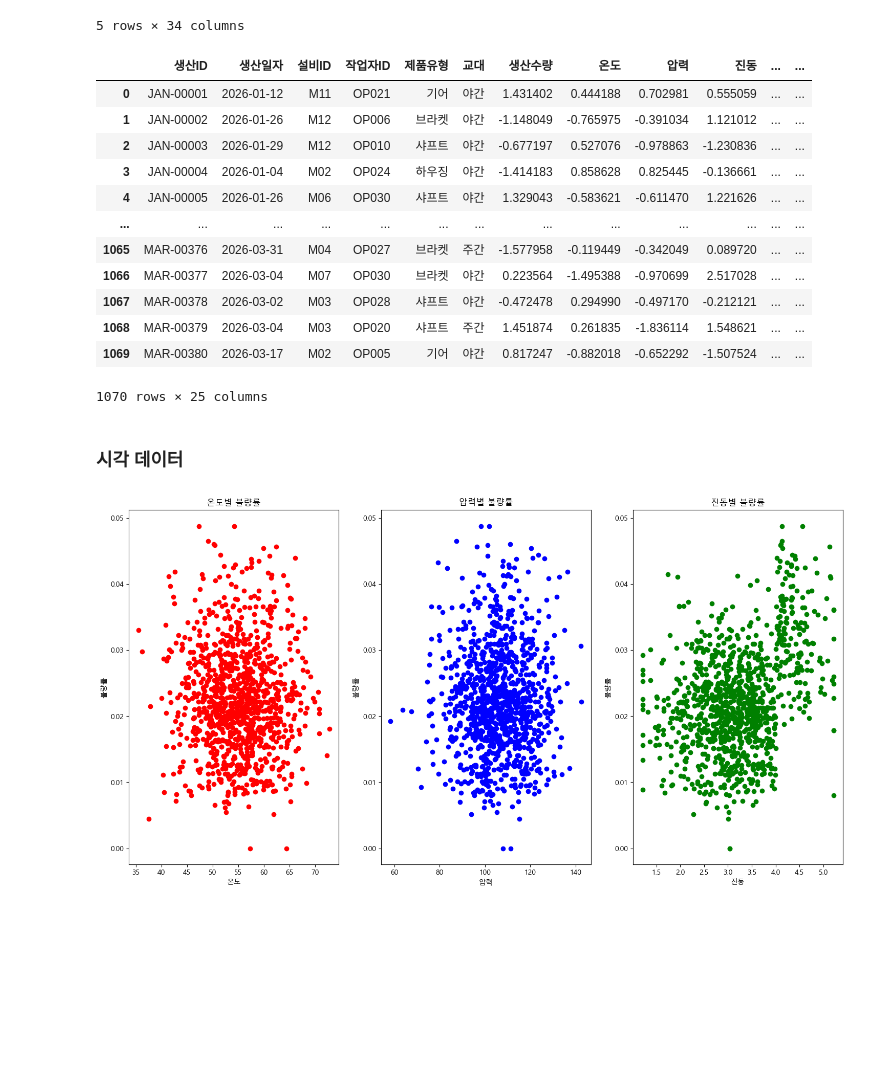
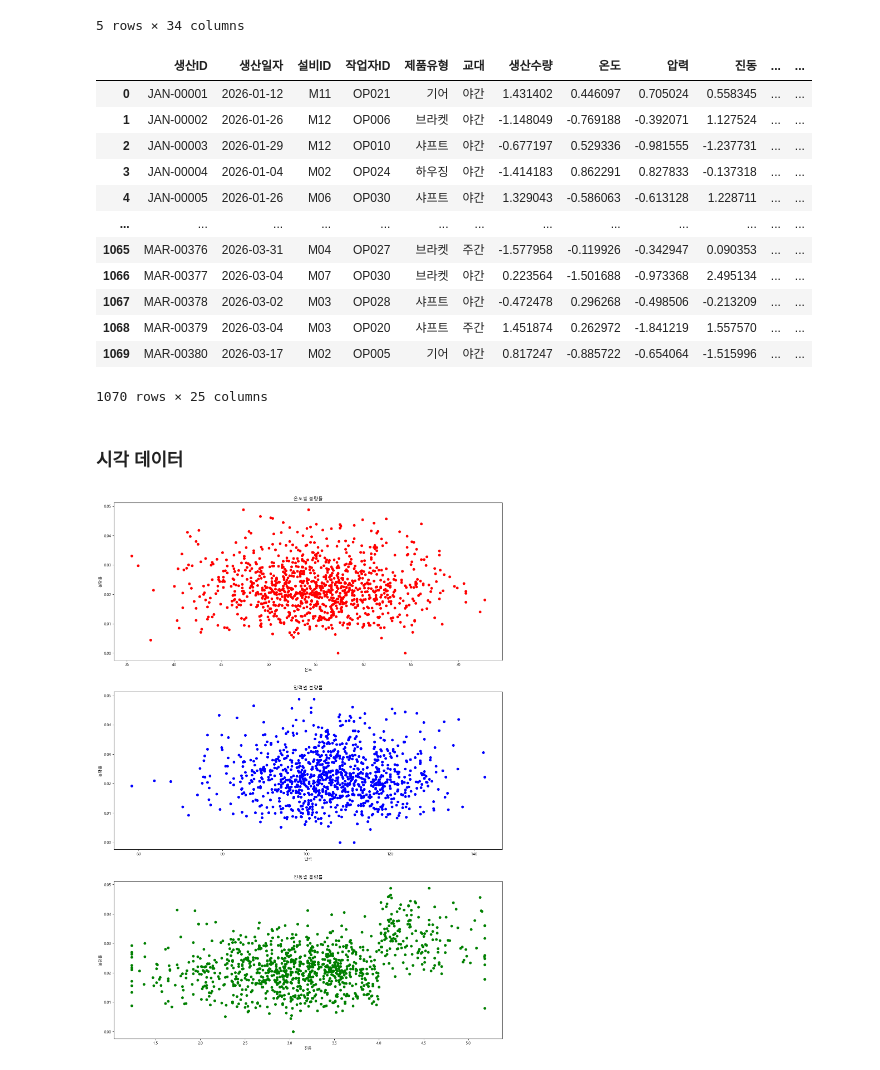
Before and after one commit to hpdice/AI_Industry, a Jupyter notebook: Data_Science/09_[미니프로젝트] DF핸들링.ipynb, the cells around one changed output. Drawn from its saved outputs; the diff is of its cells as text; code cells hidden in the pictures; blank space fills up the shorter version.

```diff
--- a/Data_Science/09_[미니프로젝트] DF핸들링.ipynb
+++ b/Data_Science/09_[미니프로젝트] DF핸들링.ipynb
@@ -201,6 +135,6 @@ np.int64(0)
 # %%
 # 5. 온도, 압력, 진동 결측치를 중앙값으로 처리하시오.
 
-pro_df['온도'].fillna(pro_df['온도'].median())
-pro_df['압력'].fillna(pro_df['압력'].median())
-pro_df['진동'].fillna(pro_df['진동'].median())
+pro_df['온도'] = pro_df['온도'].fillna(pro_df['온도'].median())
+pro_df['압력'] = pro_df['압력'].fillna(pro_df['압력'].median())
+pro_df['진동'] = pro_df['진동'].fillna(pro_df['진동'].median())
@@ -276,8 +194,8 @@ pro_df[pro_df['진동'] <= Lower]
 # %%
 def 이상치보정(진동) :
-    if 진동 >= Upper :
+    if 진동 > Upper :
         return Upper
-    elif 진동 <= Lower :
+    elif 진동 < Lower :
         return Lower
     else :
         return 진동
@@ -342,7 +260,19 @@ pro_df['생산일자'].dtype
 # %% [output]
 dtype('<M8[ns]')
 # %%
-pro_df['생산월'] = pro_df['생산일자'].dt.month
+pro_df['생산월'] = pro_df['생산일자'].dt.month.astype(str) + "월"
 # %%
 pro_df['생산요일'] = pro_df['생산일자'].dt.weekday
+
+week_day = {
+    0 : "월요일",
+    1 : "화요일",
+    2 : "수요일",
+    3 : "목요일",
+    4 : "금요일",
+    5 : "토요일",
+    6 : "일요일"
+}
+
+pro_df['생산요일'] = pro_df['생산요일'].map(week_day)
 # %%
@@ -547,17 +469,17 @@ df_scale[['생산수량','불량수량','온도','압력','진동','불량률']]
 df_scale
 # %% [output]
 |  | 생산ID | 생산일자 | 설비ID | 작업자ID | 제품유형 | 교대 | 생산수량 | 온도 | 압력 | 진동 | ... | ... |
-| 0 | JAN-00001 | 2026-01-12 | M11 | OP021 | 기어 | 야간 | 1.431402 | 0.444188 | 0.702981 | 0.555059 | ... | ... |
-| 1 | JAN-00002 | 2026-01-26 | M12 | OP006 | 브라켓 | 야간 | -1.148049 | -0.765975 | -0.391034 | 1.121012 | ... | ... |
-| 2 | JAN-00003 | 2026-01-29 | M12 | OP010 | 샤프트 | 야간 | -0.677197 | 0.527076 | -0.978863 | -1.230836 | ... | ... |
-| 3 | JAN-00004 | 2026-01-04 | M02 | OP024 | 하우징 | 야간 | -1.414183 | 0.858628 | 0.825445 | -0.136661 | ... | ... |
-| 4 | JAN-00005 | 2026-01-26 | M06 | OP030 | 샤프트 | 야간 | 1.329043 | -0.583621 | -0.611470 | 1.221626 | ... | ... |
+| 0 | JAN-00001 | 2026-01-12 | M11 | OP021 | 기어 | 야간 | 1.431402 | 0.446097 | 0.705024 | 0.558345 | ... | ... |
+| 1 | JAN-00002 | 2026-01-26 | M12 | OP006 | 브라켓 | 야간 | -1.148049 | -0.769188 | -0.392071 | 1.127524 | ... | ... |
+| 2 | JAN-00003 | 2026-01-29 | M12 | OP010 | 샤프트 | 야간 | -0.677197 | 0.529336 | -0.981555 | -1.237731 | ... | ... |
+| 3 | JAN-00004 | 2026-01-04 | M02 | OP024 | 하우징 | 야간 | -1.414183 | 0.862291 | 0.827833 | -0.137318 | ... | ... |
+| 4 | JAN-00005 | 2026-01-26 | M06 | OP030 | 샤프트 | 야간 | 1.329043 | -0.586063 | -0.613128 | 1.228711 | ... | ... |
 | ... | ... | ... | ... | ... | ... | ... | ... | ... | ... | ... | ... | ... |
-| 1065 | MAR-00376 | 2026-03-31 | M04 | OP027 | 브라켓 | 주간 | -1.577958 | -0.119449 | -0.342049 | 0.089720 | ... | ... |
-| 1066 | MAR-00377 | 2026-03-04 | M07 | OP030 | 브라켓 | 야간 | 0.223564 | -1.495388 | -0.970699 | 2.517028 | ... | ... |
-| 1067 | MAR-00378 | 2026-03-02 | M03 | OP028 | 샤프트 | 야간 | -0.472478 | 0.294990 | -0.497170 | -0.212121 | ... | ... |
-| 1068 | MAR-00379 | 2026-03-04 | M03 | OP020 | 샤프트 | 주간 | 1.451874 | 0.261835 | -1.836114 | 1.548621 | ... | ... |
-| 1069 | MAR-00380 | 2026-03-17 | M02 | OP005 | 기어 | 야간 | 0.817247 | -0.882018 | -0.652292 | -1.507524 | ... | ... |
+| 1065 | MAR-00376 | 2026-03-31 | M04 | OP027 | 브라켓 | 주간 | -1.577958 | -0.119926 | -0.342947 | 0.090353 | ... | ... |
+| 1066 | MAR-00377 | 2026-03-04 | M07 | OP030 | 브라켓 | 야간 | 0.223564 | -1.501688 | -0.973368 | 2.495134 | ... | ... |
+| 1067 | MAR-00378 | 2026-03-02 | M03 | OP028 | 샤프트 | 야간 | -0.472478 | 0.296268 | -0.498506 | -0.213209 | ... | ... |
+| 1068 | MAR-00379 | 2026-03-04 | M03 | OP020 | 샤프트 | 주간 | 1.451874 | 0.262972 | -1.841219 | 1.557570 | ... | ... |
+| 1069 | MAR-00380 | 2026-03-17 | M02 | OP005 | 기어 | 야간 | 0.817247 | -0.885722 | -0.654064 | -1.515996 | ... | ... |
 1070 rows × 25 columns
 # %%
 # 최종 분석용 데이터와 모델 입력용 데이터를 CSV로 저장하시오.
@@ -578,22 +500,22 @@ night_er.to_csv("야간 생산 제품별 불량률.csv", index=False, encoding="
 # %% [markdown]
 ### 시각 데이터
 # %%
-fig, ((ax1,ax2,ax3)) = plt.subplots(nrows = 1 , ncols = 3)
+fig, (ax1,ax2,ax3) = plt.subplots(nrows = 3 , ncols = 1)
 
-fig.set_size_inches(18,9)   # 전체 plot 사이즈
+fig.set_size_inches(18,25)   # 전체 plot 사이즈
 
 ax1.set(xlabel = '온도' , ylabel = '불량률' , title = '온도별 불량률')
 df_sort_temp = df.sort_values('온도')
 ax1.plot(df_sort_temp['온도'],df_sort_temp['불량률'],'or')
 
 ax2.set(xlabel = '압력' , ylabel = '불량률' , title = '압력별 불량률')
 df_sort_press = df.sort_values('압력')
 ax2.plot(df_sort_press['압력'],df_sort_press['불량률'],'ob')
 
 ax3.set(xlabel = '진동' , ylabel = '불량률' , title = '진동별 불량률')
 df_sort_vib = df.sort_values('진동')
 ax3.plot(df_sort_vib['진동'],df_sort_vib['불량률'],'og')
 
 plt.show()
 # %% [output]
-[figure, old version]
+[figure, new version]
```
Also changed, not shown: parts of 15 cells of this notebook, 2 other files.
